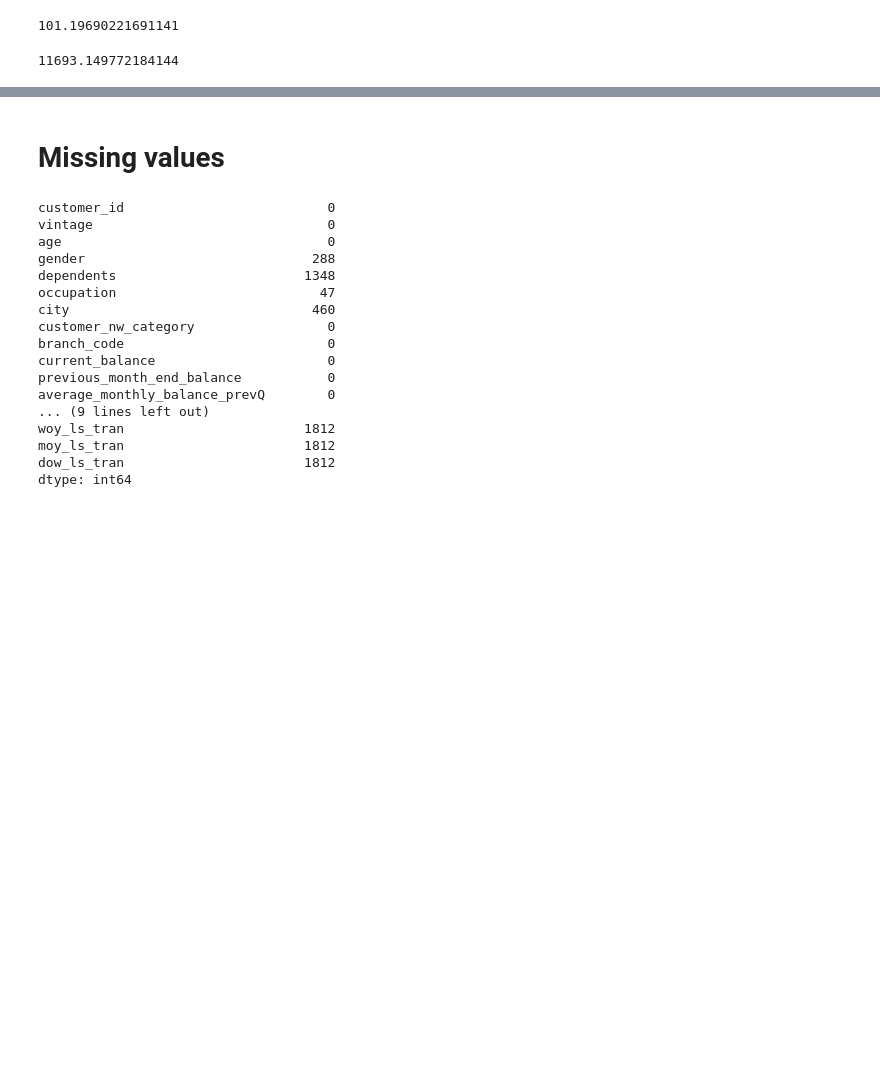
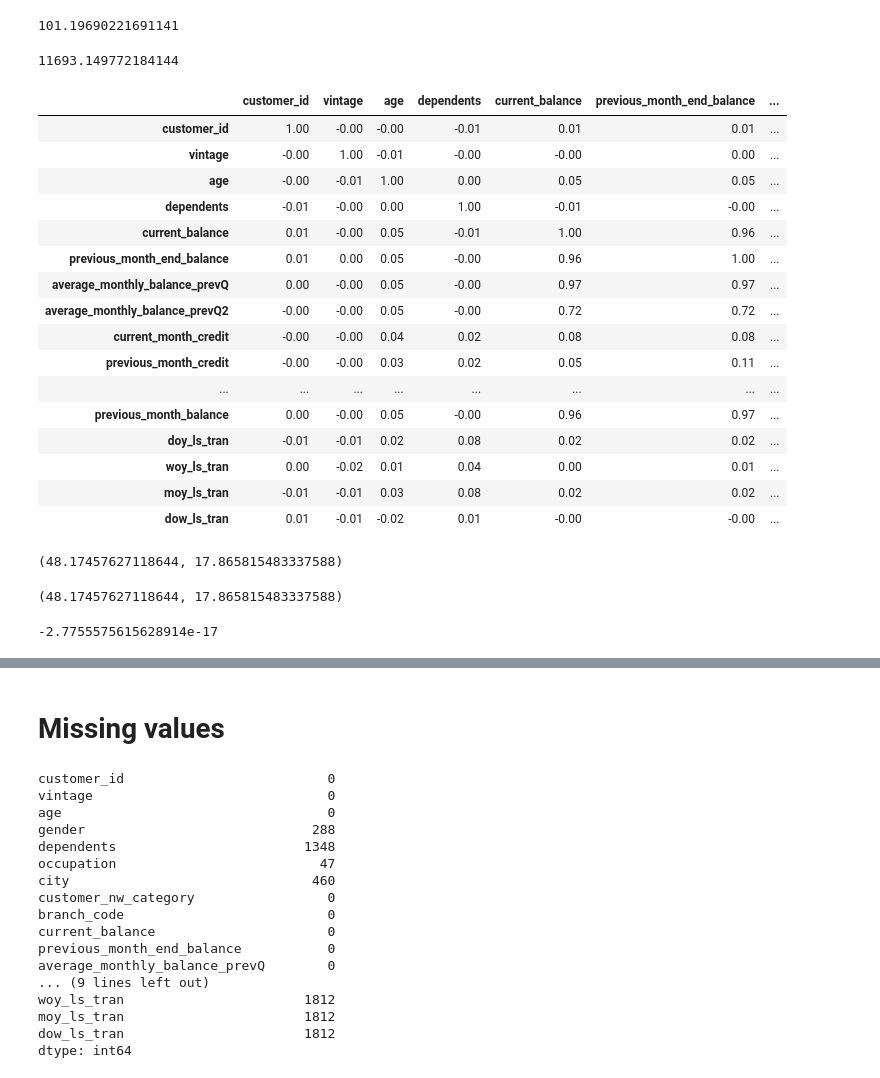
Before and after one commit to prashant9501/bbplus, a Jupyter notebook: 2. Churn Dataset - preprocessing.ipynb, the cells around one changed output, grey strips where cells are left out. Saved outputs shown, nothing was run; the diff lists cells and outputs as text; code cells hidden in the pictures; blank space fills up the shorter version.

```diff
--- a/2. Churn Dataset - preprocessing.ipynb
+++ b/2. Churn Dataset - preprocessing.ipynb
@@ -108,4 +166,22 @@ df['current_balance'].kurtosis()
 # %% [output]
 11693.149772184144
 # %%
-df.corr()
+df.corr(numeric_only = True).round(2)
+# %% [output]
+|  | customer_id | vintage | age | dependents | current_balance | previous_month_end_balance | ... |
+| customer_id | 1.00 | -0.00 | -0.00 | -0.01 | 0.01 | 0.01 | ... |
+| vintage | -0.00 | 1.00 | -0.01 | -0.00 | -0.00 | 0.00 | ... |
+| age | -0.00 | -0.01 | 1.00 | 0.00 | 0.05 | 0.05 | ... |
+| dependents | -0.01 | -0.00 | 0.00 | 1.00 | -0.01 | -0.00 | ... |
+| current_balance | 0.01 | -0.00 | 0.05 | -0.01 | 1.00 | 0.96 | ... |
+| previous_month_end_balance | 0.01 | 0.00 | 0.05 | -0.00 | 0.96 | 1.00 | ... |
+| average_monthly_balance_prevQ | 0.00 | -0.00 | 0.05 | -0.00 | 0.97 | 0.97 | ... |
+| average_monthly_balance_prevQ2 | -0.00 | -0.00 | 0.05 | -0.00 | 0.72 | 0.72 | ... |
+| current_month_credit | -0.00 | -0.00 | 0.04 | 0.02 | 0.08 | 0.08 | ... |
+| previous_month_credit | -0.00 | -0.00 | 0.03 | 0.02 | 0.05 | 0.11 | ... |
+| ... | ... | ... | ... | ... | ... | ... | ... |
+| previous_month_balance | 0.00 | -0.00 | 0.05 | -0.00 | 0.96 | 0.97 | ... |
+| doy_ls_tran | -0.01 | -0.01 | 0.02 | 0.08 | 0.02 | 0.02 | ... |
+| woy_ls_tran | 0.00 | -0.02 | 0.01 | 0.04 | 0.00 | 0.01 | ... |
+| moy_ls_tran | -0.01 | -0.01 | 0.03 | 0.08 | 0.02 | 0.02 | ... |
+| dow_ls_tran | 0.01 | -0.01 | -0.02 | 0.01 | -0.00 | -0.00 | ... |
@@ -113,0 +188,9 @@ np.co
+# %%
+import numpy as np
+np.mean(df["age"]), np.std(df["age"], ddof=1)  # numpy considers df as popln
+# %% [output]
+(48.17457627118644, 17.865815483337588)
+# %%
+df["age"].mean(), df["age"].std()  # Dataframe considers df as sample, i.e. ddof = 1
+# %% [output]
+(48.17457627118644, 17.865815483337588)
@@ -113,0 +200,4 @@ np.co
+# %%
+0.3 - 0.2 - 0.1
+# %% [output]
+-2.7755575615628914e-17
```
Also changed, not shown: parts of 48 cells of this notebook.
